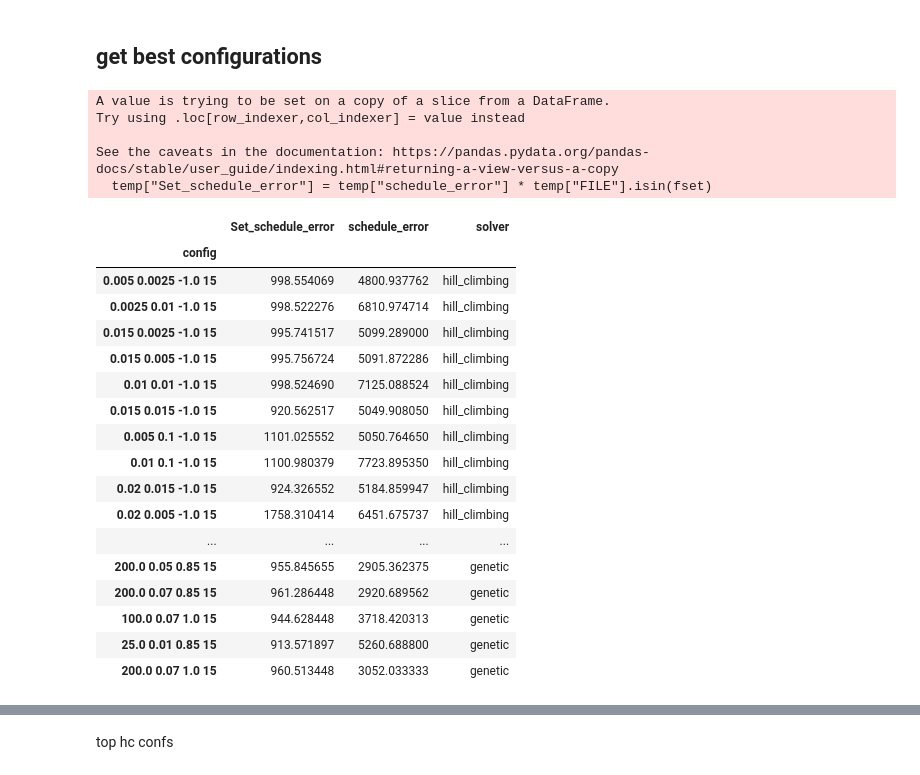
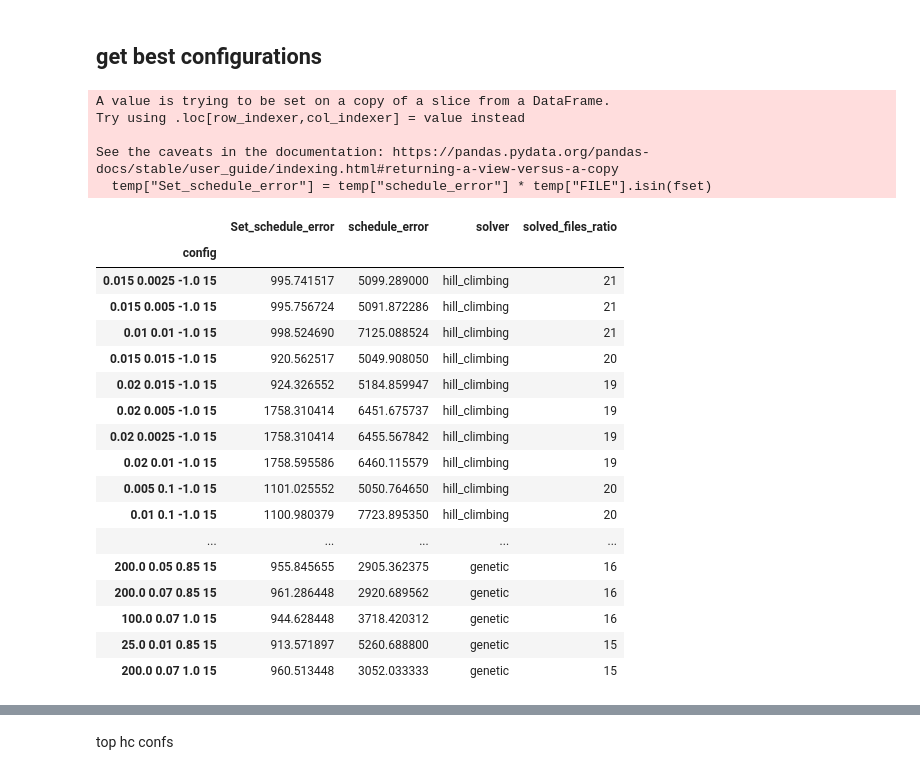
Before and after one commit to RedMoon32/Roadef2020Challenge, a Jupyter notebook: results_analysis.ipynb, the cells around one changed output, grey strips where cells are left out. Cells and saved outputs as stored; diff of their text form; code cells hidden in the pictures.

```diff
--- a/results_analysis.ipynb
+++ b/results_analysis.ipynb
@@ -40,3 +43,9 @@ res
+# %%
+res.loc[(res.solver == "-") & (res.crossover_rate == 1600), "solver"] = "sa"
+res.loc[(res.solver == "-") & (res.crossover_rate == 1), "solver"] = "genetic"
+res.loc[(res.solver == "-") & (res.crossover_rate == -1), "solver"] = "hill_climbing"
+# %%
+res.rename(columns={"population_size": "param1", "mutation_rate": "param2", "crossover_rate": "param3"}, inplace=True)
 # %%
 res.loc[res["base_path"] == "./A_set/A_", "base_path"] = "A"
 res.loc[res["base_path"] != "A", "base_path"] = "B"
@@ -88,7 +113,7 @@ res["schedule_error"] = res.apply(lambda x: x["error"] if x["is_solved"] else IN
 res["constraint_error"] = res.apply(lambda x: x["error"] if not x["is_solved"] else 0, axis=1)
 
 res["constraint_error"] = res["constraint_error"].apply(lambda x: min(x, 1000))
-res["config"] = res["population_size"].astype(str) + " " + res["mutation_rate"].astype(str) + " " + res["crossover_rate"].astype(str) + " " + res["minute"].astype(str)
+res["config"] = res["param1"].astype(str) + " " + res["param2"].astype(str) + " " + res["param3"].astype(str) + " " + res["minute"].astype(str)
 
 res = res.drop(labels=["score", "error"], axis=1, errors="ignore")
 res
@@ -129,4 +153,0 @@ See the caveats in the documentation: https://pandas.pydata.org/pandas-docs/stab
-# %%
-res["constraint_error"] = res["constraint_error"].apply(lambda x: min(x, 1000))
-res["config"] = res["population_size"].astype(str) + " " + res["mutation_rate"].astype(str) + " " + res["crossover_rate"].astype(str) + " " + res["minute"].astype(str)
-res.head()
@@ -314,49 +364,50 @@ array(['B8', 'B13', 'B14', 'B4', 'B6', 'B5', 'B11', 'B7', 'B9'],
 # %%
 agg = {}
 
 def err_mean(error):
     arr = error.to_numpy()
     return -arr[arr != INF].mean()
 
 agg["constraint_error"] = err_mean
 agg["schedule_error"] = err_mean
 agg["is_solved"] = "sum"
 agg["solver"] = "first"
 
 agg["FILE"] = "count"
 agg["file_weight"] = "sum"
 agg["files_solved"] = "first"
 
 temp = res[res["minute"] == 15]
 temp["Set_schedule_error"] = temp["schedule_error"] * temp["FILE"].isin(fset)
+temp = temp.groupby(temp.config_full).first()
 agg["Set_schedule_error"] = "mean"
 
 grouped = temp.groupby(temp["config"]).aggregate(agg)
-grouped = grouped.sort_values(by=["file_weight", "schedule_error"], ascending=False)
+grouped = grouped.sort_values(by=["file_weight", "schedule_error", "Set_schedule_error"], ascending=[False, False, True])
 grouped["schedule_error"] *= -1
 grouped = grouped.drop(columns=["constraint_error", "FILE"]).rename(columns={"is_solved": "solved_files_ratio", "file_weight": "solved_files_weight"})
-grouped[["Set_schedule_error", "schedule_error", "solver"]]
+grouped[["Set_schedule_error", "schedule_error", "solver", "solved_files_ratio"]]
 # %% [output]
 A value is trying to be set on a copy of a slice from a DataFrame.
 Try using .loc[row_indexer,col_indexer] = value instead
 
 See the caveats in the documentation: https://pandas.pydata.org/pandas-docs/stable/user_guide/indexing.html#returning-a-view-versus-a-copy
   temp["Set_schedule_error"] = temp["schedule_error"] * temp["FILE"].isin(fset)
-|  | Set_schedule_error | schedule_error | solver |
-| config |  |  |  |
-| 0.005 0.0025 -1.0 15 | 998.554069 | 4800.937762 | hill_climbing |
-| 0.0025 0.01 -1.0 15 | 998.522276 | 6810.974714 | hill_climbing |
-| 0.015 0.0025 -1.0 15 | 995.741517 | 5099.289000 | hill_climbing |
-| 0.015 0.005 -1.0 15 | 995.756724 | 5091.872286 | hill_climbing |
-| 0.01 0.01 -1.0 15 | 998.524690 | 7125.088524 | hill_climbing |
-| 0.015 0.015 -1.0 15 | 920.562517 | 5049.908050 | hill_climbing |
-| 0.005 0.1 -1.0 15 | 1101.025552 | 5050.764650 | hill_climbing |
-| 0.01 0.1 -1.0 15 | 1100.980379 | 7723.895350 | hill_climbing |
-| 0.02 0.015 -1.0 15 | 924.326552 | 5184.859947 | hill_climbing |
-| 0.02 0.005 -1.0 15 | 1758.310414 | 6451.675737 | hill_climbing |
-| ... | ... | ... | ... |
-| 200.0 0.05 0.85 15 | 955.845655 | 2905.362375 | genetic |
-| 200.0 0.07 0.85 15 | 961.286448 | 2920.689562 | genetic |
-| 100.0 0.07 1.0 15 | 944.628448 | 3718.420313 | genetic |
-| 25.0 0.01 0.85 15 | 913.571897 | 5260.688800 | genetic |
-| 200.0 0.07 1.0 15 | 960.513448 | 3052.033333 | genetic |
+|  | Set_schedule_error | schedule_error | solver | solved_files_ratio |
+| config |  |  |  |  |
+| 0.015 0.0025 -1.0 15 | 995.741517 | 5099.289000 | hill_climbing | 21 |
+| 0.015 0.005 -1.0 15 | 995.756724 | 5091.872286 | hill_climbing | 21 |
+| 0.01 0.01 -1.0 15 | 998.524690 | 7125.088524 | hill_climbing | 21 |
+| 0.015 0.015 -1.0 15 | 920.562517 | 5049.908050 | hill_climbing | 20 |
+| 0.02 0.015 -1.0 15 | 924.326552 | 5184.859947 | hill_climbing | 19 |
+| 0.02 0.005 -1.0 15 | 1758.310414 | 6451.675737 | hill_climbing | 19 |
+| 0.02 0.0025 -1.0 15 | 1758.310414 | 6455.567842 | hill_climbing | 19 |
+| 0.02 0.01 -1.0 15 | 1758.595586 | 6460.115579 | hill_climbing | 19 |
+| 0.005 0.1 -1.0 15 | 1101.025552 | 5050.764650 | hill_climbing | 20 |
+| 0.01 0.1 -1.0 15 | 1100.980379 | 7723.895350 | hill_climbing | 20 |
+| ... | ... | ... | ... | ... |
+| 200.0 0.05 0.85 15 | 955.845655 | 2905.362375 | genetic | 16 |
+| 200.0 0.07 0.85 15 | 961.286448 | 2920.689562 | genetic | 16 |
+| 100.0 0.07 1.0 15 | 944.628448 | 3718.420312 | genetic | 16 |
+| 25.0 0.01 0.85 15 | 913.571897 | 5260.688800 | genetic | 15 |
+| 200.0 0.07 1.0 15 | 960.513448 | 3052.033333 | genetic | 15 |
```
Also changed, not shown: parts of 32 cells of this notebook.
